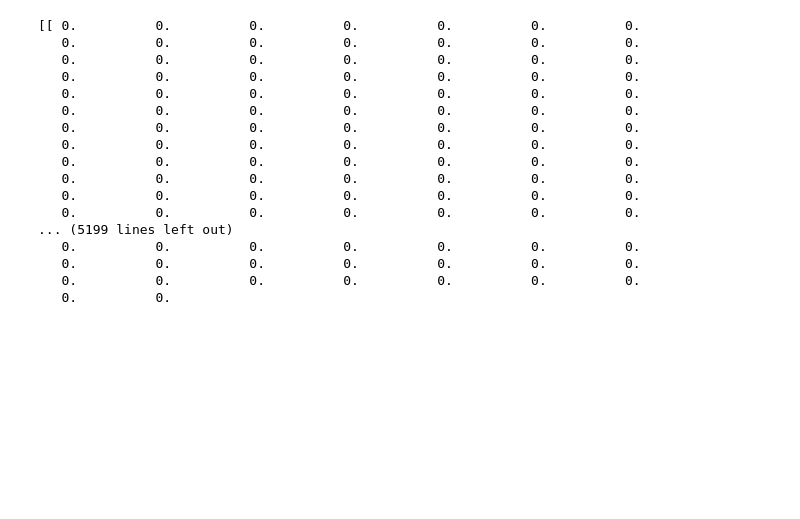
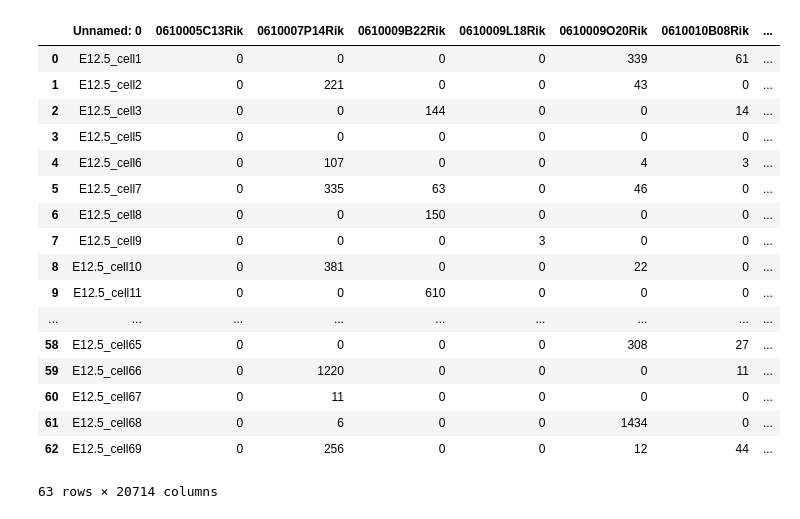
Before and after one commit to MarShin/single-cell_RNA, a Jupyter notebook: clean_data.ipynb, the cells around one changed output. Saved outputs shown, nothing was run; the diff lists cells and outputs as text; code cells hidden in the pictures; blank space fills up the shorter version.

```diff
--- a/clean_data.ipynb
+++ b/clean_data.ipynb
@@ -117,21 +114,3 @@ Using TensorFlow backend.
 # %%
-np.set_printoptions(threshold=np.nan)
-print(x_test[0:100])
+# np.set_printoptions(threshold=np.nan)
+# print(x_test[0:100])
-# %% [output]
-[[ 0.          0.          0.          0.          0.          0.          0.
-   0.          0.          0.          0.          0.          0.          0.
-   0.          0.          0.          0.          0.          0.          0.
-   0.          0.          0.          0.          0.          0.          0.
-   0.          0.          0.          0.          0.          0.          0.
-   0.          0.          0.          0.          0.          0.          0.
-   0.          0.          0.          0.          0.          0.          0.
-   0.          0.          0.          0.          0.          0.          0.
-   0.          0.          0.          0.          0.          0.          0.
-   0.          0.          0.          0.          0.          0.          0.
-   0.          0.          0.          0.          0.          0.          0.
-   0.          0.          0.          0.          0.          0.          0.
-... (5199 lines left out)
-   0.          0.          0.          0.          0.          0.          0.
-   0.          0.          0.          0.          0.          0.          0.
-   0.          0.          0.          0.          0.          0.          0.
-   0.          0.
@@ -141,0 +117,23 @@ print(test[0:100])
+# %%
+df_test= pd.read_csv('e12.csv')
+df_test.shape
+display(df_test)
+# %% [output]
+|  | Unnamed: 0 | 0610005C13Rik | 0610007P14Rik | 0610009B22Rik | 0610009L18Rik | 0610009O20Rik | 0610010B08Rik | ... |
+| 0 | E12.5_cell1 | 0 | 0 | 0 | 0 | 339 | 61 | ... |
+| 1 | E12.5_cell2 | 0 | 221 | 0 | 0 | 43 | 0 | ... |
+| 2 | E12.5_cell3 | 0 | 0 | 144 | 0 | 0 | 14 | ... |
+| 3 | E12.5_cell5 | 0 | 0 | 0 | 0 | 0 | 0 | ... |
+| 4 | E12.5_cell6 | 0 | 107 | 0 | 0 | 4 | 3 | ... |
+| 5 | E12.5_cell7 | 0 | 335 | 63 | 0 | 46 | 0 | ... |
+| 6 | E12.5_cell8 | 0 | 0 | 150 | 0 | 0 | 0 | ... |
+| 7 | E12.5_cell9 | 0 | 0 | 0 | 3 | 0 | 0 | ... |
+| 8 | E12.5_cell10 | 0 | 381 | 0 | 0 | 22 | 0 | ... |
+| 9 | E12.5_cell11 | 0 | 0 | 610 | 0 | 0 | 0 | ... |
+| ... | ... | ... | ... | ... | ... | ... | ... | ... |
+| 58 | E12.5_cell65 | 0 | 0 | 0 | 0 | 308 | 27 | ... |
+| 59 | E12.5_cell66 | 0 | 1220 | 0 | 0 | 0 | 11 | ... |
+| 60 | E12.5_cell67 | 0 | 11 | 0 | 0 | 0 | 0 | ... |
+| 61 | E12.5_cell68 | 0 | 6 | 0 | 0 | 1434 | 0 | ... |
+| 62 | E12.5_cell69 | 0 | 256 | 0 | 0 | 12 | 44 | ... |
+63 rows × 20714 columns
```
Also changed, not shown: parts of 7 cells of this notebook, 6 other files.
